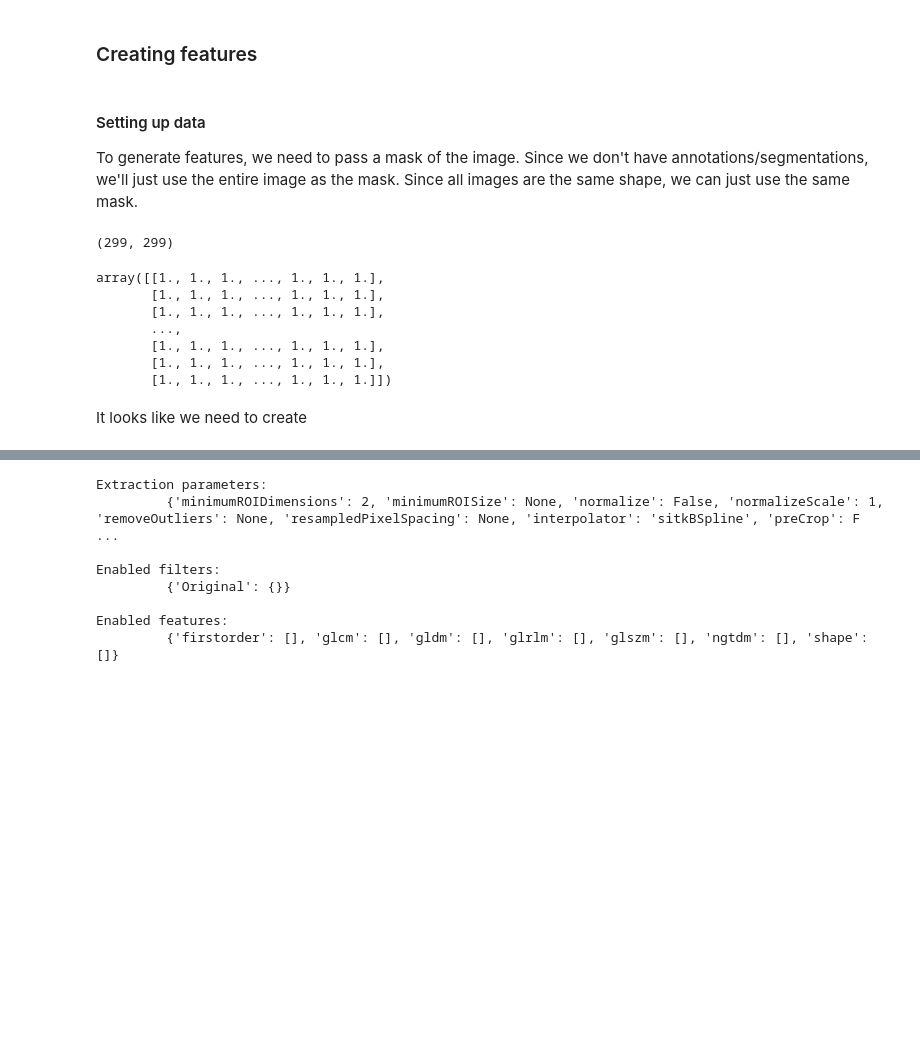
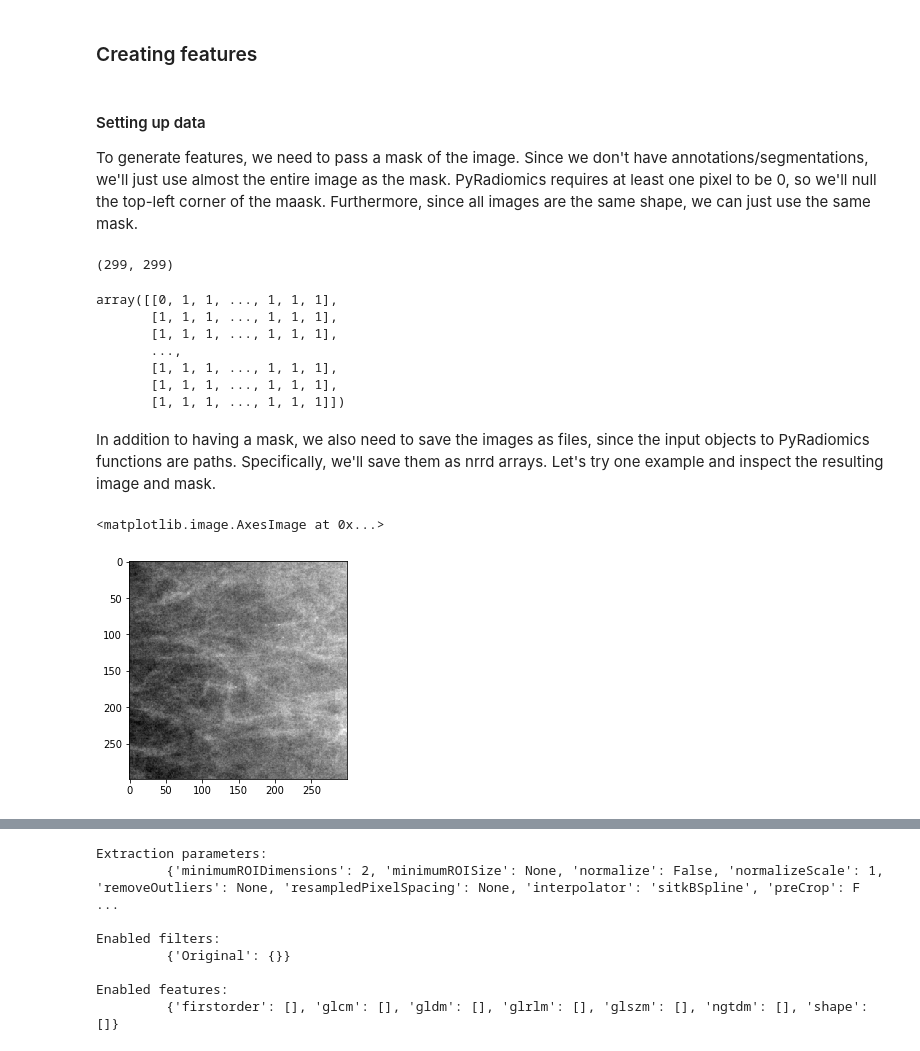
Before and after one commit to jiavila/Springboard, a Jupyter notebook: Projects/data_storytelling/data_storytelling.ipynb, the cells around one changed output, grey strips where cells are left out. Cells and saved outputs as stored; diff of their text form; code cells hidden in the pictures; blank space fills up the shorter version.

Commit message:
data storytelling update

```diff
--- a/Projects/data_storytelling/data_storytelling.ipynb
+++ b/Projects/data_storytelling/data_storytelling.ipynb
@@ -162,19 +165,37 @@ for ind, img in enumerate(data_train):
 ### Creating features
 # %% [markdown]
 #### Setting up data
-To generate features, we need to pass a mask of the image. Since we don't have annotations/segmentations, we'll just use the entire image as the mask. Since all images are the same shape, we can just use the same mask.
+To generate features, we need to pass a mask of the image. Since we don't have annotations/segmentations, we'll just use almost the entire image as the mask. PyRadiomics requires at least one pixel to be 0, so we'll null the top-left corner of the maask.  Furthermore, since all images are the same shape, we can just use the same mask.
 # %%
-mask = np.ones((data_train_int_scaled[0,][:, :, 0]).shape)
+mask = np.ones((data_train_int_scaled[0,][:, :, 0]).shape).astype(int)
+mask[0, 0] = 0
 print(mask.shape)
 mask
 # %% [output]
 (299, 299)
-array([[1., 1., 1., ..., 1., 1., 1.],
-       [1., 1., 1., ..., 1., 1., 1.],
-       [1., 1., 1., ..., 1., 1., 1.],
+array([[0, 1, 1, ..., 1, 1, 1],
+       [1, 1, 1, ..., 1, 1, 1],
+       [1, 1, 1, ..., 1, 1, 1],
        ...,
-       [1., 1., 1., ..., 1., 1., 1.],
-       [1., 1., 1., ..., 1., 1., 1.],
-       [1., 1., 1., ..., 1., 1., 1.]])
+       [1, 1, 1, ..., 1, 1, 1],
+       [1, 1, 1, ..., 1, 1, 1],
+       [1, 1, 1, ..., 1, 1, 1]])
-# %% [markdown]
-It looks like we need to create
+# %% [markdown]
+In addition to having a mask, we also need to save the images as files, since the input objects to PyRadiomics functions are paths. Specifically, we'll save them as nrrd arrays. Let's try one example and inspect the resulting image and mask.
+# %%
+import nrrd
+import SimpleITK as sitk
+
+parent_dir = 'D:/springboard/project_data/ddsm-mammography/training_nrrds/'
+path_mask_nrrd = os.path.join(parent_dir, 'mask.nrrd')
+nrrd.write(path_mask_nrrd, mask, index_order='C')
+mask_sitk = sitk.ReadImage(path_mask_nrrd)
+
+path_img_nrrd = os.path.join(parent_dir, 'test_img.nrrd')
+img_arr = data_train_int_scaled[0,][:, :, 0]
+nrrd.write(path_img_nrrd, img_arr, index_order='C')
+img_sitk = sitk.ReadImage(path_img_nrrd)
+plt.imshow(sitk.GetArrayFromImage(img_sitk), cmap='gray')
+# %% [output]
+<matplotlib.image.AxesImage at 0x...>
+[figure, added]
```
Also changed, not shown: parts of 19 cells of this notebook.
